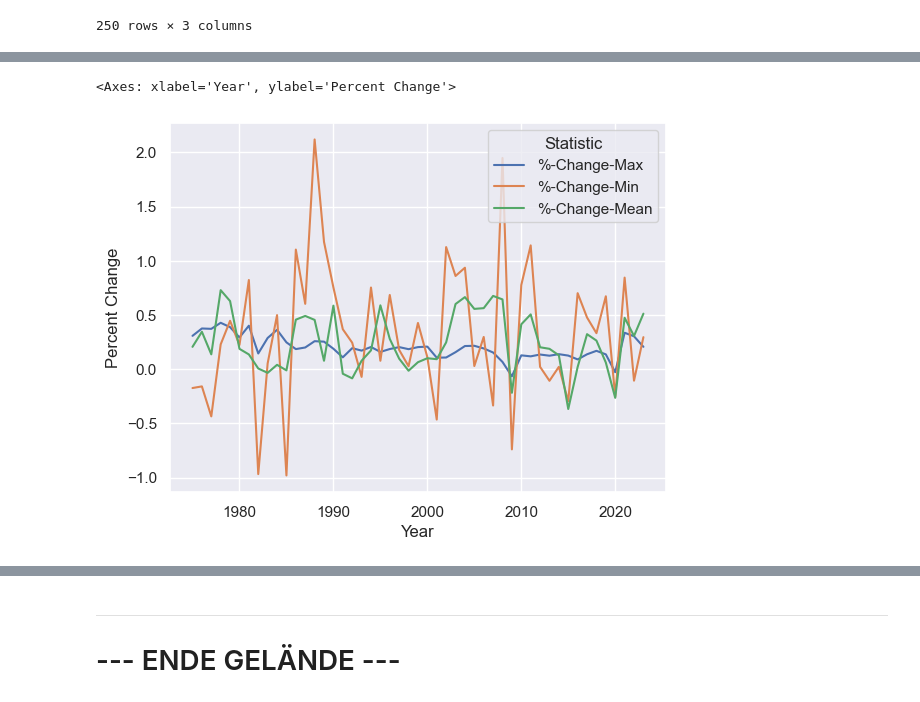
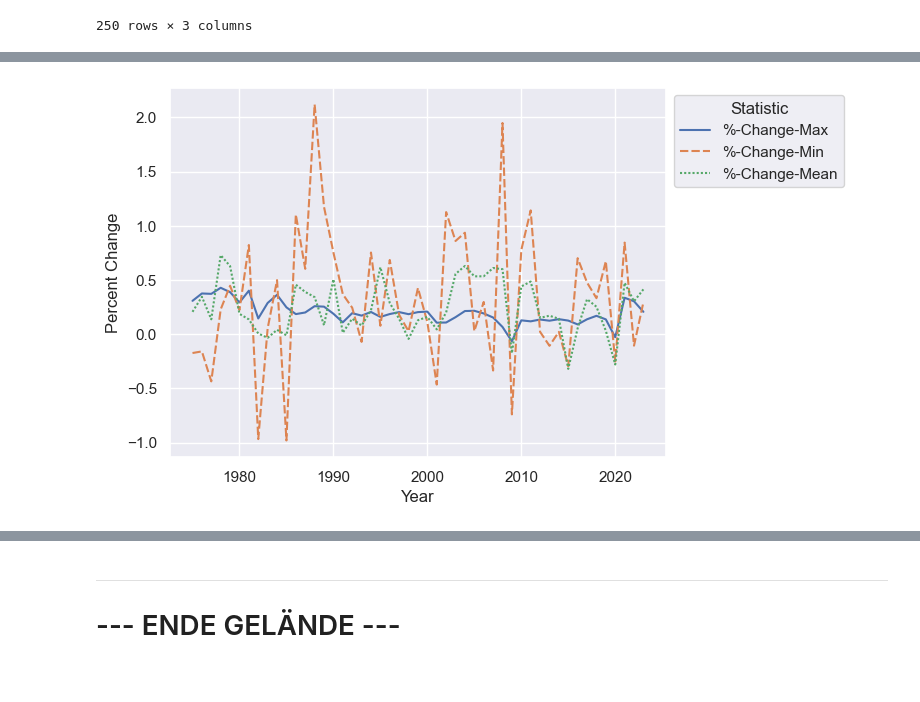
Before and after one commit to Freyness-gd/trade_under_pressure_thesis, a Jupyter notebook: main.ipynb, the cells around one changed output, grey strips where cells are left out. Cells and saved outputs as stored; diff of their text form; code cells hidden in the pictures.

Commit message:
:chart_with_upwards_trend: Add graphs

```diff
--- a/main.ipynb
+++ b/main.ipynb
@@ -435,4 +264,4 @@ Total numbers of GSDB labels:  192
 # %%
-gdp_labels = gdp["ISO3"].unique()
-gdp_labels
+gdp_df_labels = gdp_df["ISO3"].unique()
+gdp_df_labels
 # %% [output]
@@ -564,12 +397,12 @@ gdp.shape
 # %%
-# Inner join GDP and Country Names
-gdp_countries = pa.merge(
-  gdp[gdp["ISO3"].isin(intersection_labels)],
-  country_codes[country_codes["ISO3"].isin(intersection_labels)]
+# Inner join gdp_df and Country Names
+gdp_df_countries = pa.merge(
+  gdp_df[gdp_df["ISO3"].isin(intersection_labels)],
+  codes_df[codes_df["ISO3"].isin(intersection_labels)]
   , on="ISO3", how="inner", validate="m:m")
-gdp_countries.info()
-list(set(gdp_countries["ISO3"]) - set(intersection_labels))
+gdp_df_countries.info()
+list(set(gdp_df_countries["ISO3"]) - set(intersection_labels))
 len(intersection_labels)
-len(gdp_countries["ISO3"].unique())
+len(gdp_df_countries["ISO3"].unique())
 # %% [output]
 <class 'pandas.core.frame.DataFrame'>
@@ -670,9 +461,9 @@ gdp_sorted.describe()
 # %%
-gdp_year_values = gdp_countries[gdp_countries.columns.difference(["ISO3", "Country Name", "UNDS"])]
-gdp_logs = np.log(gdp_year_values)
-gdp_scaled = gdp_year_values.apply(
+gdp_df_year_values = gdp_df_countries[gdp_df_countries.columns.difference(["ISO3", "Country Name", "UNDS"])]
+gdp_df_logs = np.log(gdp_df_year_values)
+gdp_df_scaled = gdp_df_year_values.apply(
   lambda col: preprocessing.MinMaxScaler().fit_transform(col.values.reshape(-1, 1)).flatten()
 )
-gdp_scaled
+gdp_df_scaled
 # %% [output]
 |  | 1974 | 1975 | 1976 | 1977 | 1978 | 1979 | 1980 | 1981 | 1982 | 1983 | ... | ... |
@@ -742,7 +533,7 @@ sns.histplot(data=long_stats, x="Value", hue="Measure")
 # %%
 def calculate_yearly_change(column_name):
-  previous = gdp_stats[column_name].shift(1)
-  current = gdp_stats[column_name]
+  previous = gdp_df_stats[column_name].shift(1)
+  current = gdp_df_stats[column_name]
 
   change_percent = ((current[1:].values - previous[1:].values) / current[1:].values) * 100
   change_percent = pd.Series(change_percent).round(5)
@@ -750,10 +541,8 @@ def calculate_yearly_change(column_name):
 
 
 # Compute change from previous year (1975 has 1974 as "previous year")
-
-
 yearly_change_percentage = pd.DataFrame({
-  "Year": gdp_stats["Year"][1:].values,
+  "Year": gdp_df_stats["Year"][1:].values,
   "%-Change-Max": calculate_yearly_change("Max"),
   "%-Change-Min": calculate_yearly_change("Min"),
   "%-Change-Mean": calculate_yearly_change("Mean"),
@@ -763,9 +552,15 @@ yearly_change_percentage = pd.DataFrame({
 # %%
 long_yearly = pd.melt(yearly_change_percentage, id_vars="Year",
                       var_name="Statistic", value_name="Percent Change")
-sns.lineplot(
-  data=long_yearly, x="Year", y="Percent Change", hue="Statistic"
+
+line_plot = sns.lineplot(
+  data=long_yearly, x="Year", y="Percent Change", hue="Statistic", style="Statistic"
 )
+
+sns.move_legend(
+  line_plot,
+  "upper left",
+  bbox_to_anchor=(1, 1)
+)
 # %% [output]
-<Axes: xlabel='Year', ylabel='Percent Change'>
-[figure, old version]
+[figure, new version]
```
Also changed, not shown: parts of 90 cells of this notebook.
